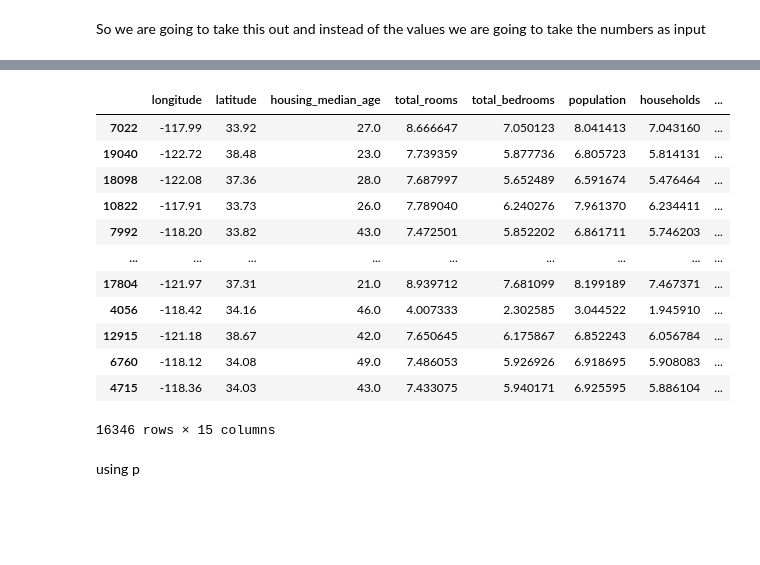
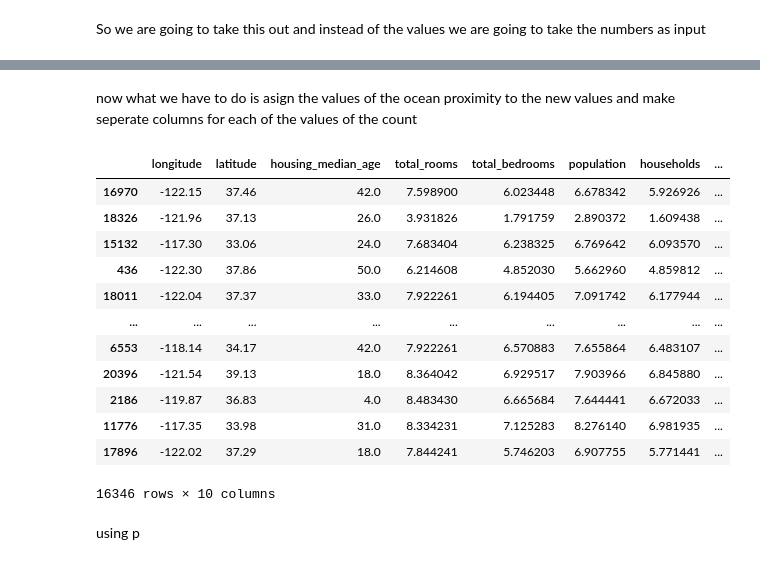
Before and after one commit to Akshitwadhwa/linear-regression-model, a Jupyter notebook: training.ipynb, the cells around one changed output, grey strips where cells are left out. Drawn from its saved outputs; the diff is of its cells as text; code cells hidden in the pictures; blank space fills up the shorter version.

```diff
--- a/training.ipynb
+++ b/training.ipynb
@@ -134,16 +136,2 @@ pd.get_dummies(trained_data.ocean_proximity).astype(int)
-# %%
-trained_data.join(pd.get_dummies(trained_data.ocean_proximity).astype(int))
-# %% [output]
-|  | longitude | latitude | housing_median_age | total_rooms | total_bedrooms | population | households | ... |
-| 7022 | -117.99 | 33.92 | 27.0 | 8.666647 | 7.050123 | 8.041413 | 7.043160 | ... |
-| 19040 | -122.72 | 38.48 | 23.0 | 7.739359 | 5.877736 | 6.805723 | 5.814131 | ... |
-| 18098 | -122.08 | 37.36 | 28.0 | 7.687997 | 5.652489 | 6.591674 | 5.476464 | ... |
-| 10822 | -117.91 | 33.73 | 26.0 | 7.789040 | 6.240276 | 7.961370 | 6.234411 | ... |
-| 7992 | -118.20 | 33.82 | 43.0 | 7.472501 | 5.852202 | 6.861711 | 5.746203 | ... |
-| ... | ... | ... | ... | ... | ... | ... | ... | ... |
-| 17804 | -121.97 | 37.31 | 21.0 | 8.939712 | 7.681099 | 8.199189 | 7.467371 | ... |
-| 4056 | -118.42 | 34.16 | 46.0 | 4.007333 | 2.302585 | 3.044522 | 1.945910 | ... |
-| 12915 | -121.18 | 38.67 | 42.0 | 7.650645 | 6.175867 | 6.852243 | 6.056784 | ... |
-| 6760 | -118.12 | 34.08 | 49.0 | 7.486053 | 5.926926 | 6.918695 | 5.908083 | ... |
-| 4715 | -118.36 | 34.03 | 43.0 | 7.433075 | 5.940171 | 6.925595 | 5.886104 | ... |
-16346 rows × 15 columns
+# %% [markdown]
+now what we have to do is asign the values of the ocean proximity to the new values and make seperate columns for each of the values of the count
@@ -150,3 +140,19 @@ trained_data.join(pd.get_dummies(trained_data.ocean_proximity).astype(int))
+# %%
+trained_data
+# %% [output]
+|  | longitude | latitude | housing_median_age | total_rooms | total_bedrooms | population | households | ... |
+| 16970 | -122.15 | 37.46 | 42.0 | 7.598900 | 6.023448 | 6.678342 | 5.926926 | ... |
+| 18326 | -121.96 | 37.13 | 26.0 | 3.931826 | 1.791759 | 2.890372 | 1.609438 | ... |
+| 15132 | -117.30 | 33.06 | 24.0 | 7.683404 | 6.238325 | 6.769642 | 6.093570 | ... |
+| 436 | -122.30 | 37.86 | 50.0 | 6.214608 | 4.852030 | 5.662960 | 4.859812 | ... |
+| 18011 | -122.04 | 37.37 | 33.0 | 7.922261 | 6.194405 | 7.091742 | 6.177944 | ... |
+| ... | ... | ... | ... | ... | ... | ... | ... | ... |
+| 6553 | -118.14 | 34.17 | 42.0 | 7.922261 | 6.570883 | 7.655864 | 6.483107 | ... |
+| 20396 | -121.54 | 39.13 | 18.0 | 8.364042 | 6.929517 | 7.903966 | 6.845880 | ... |
+| 2186 | -119.87 | 36.83 | 4.0 | 8.483430 | 6.665684 | 7.644441 | 6.672033 | ... |
+| 11776 | -117.35 | 33.98 | 31.0 | 8.334231 | 7.125283 | 8.276140 | 6.981935 | ... |
+| 17896 | -122.02 | 37.29 | 18.0 | 7.844241 | 5.746203 | 6.907755 | 5.771441 | ... |
+16346 rows × 10 columns
 # %% [markdown]
 using p
 # %% [markdown]
```
Also changed, not shown: parts of 7 cells of this notebook.
